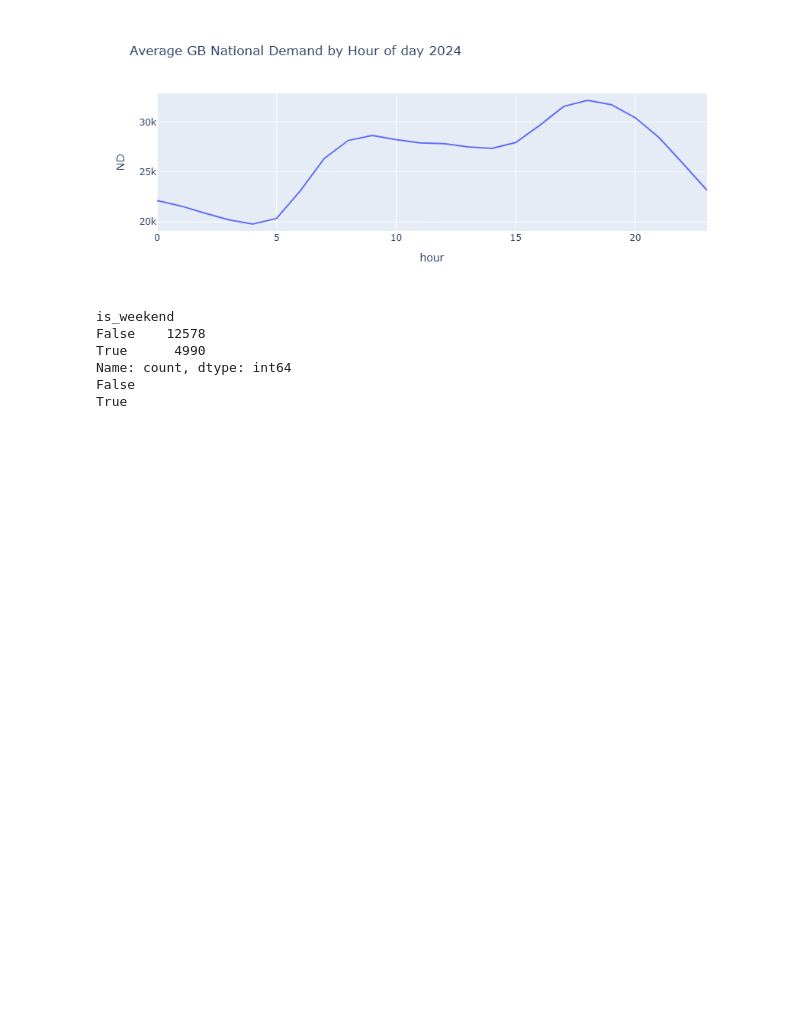
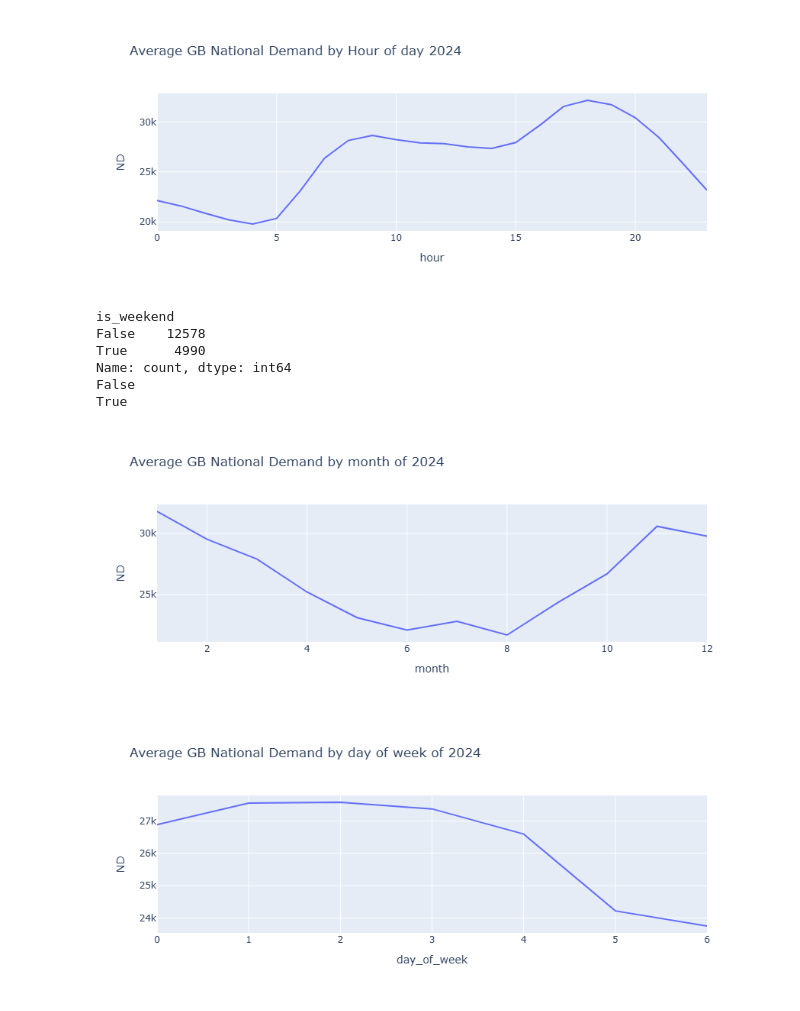
Before and after one commit to jpb-py/energy-forecast, a Jupyter notebook: notebooks/01_exploration.ipynb, the cells around one changed output. Drawn from its saved outputs; the diff is of its cells as text; code cells hidden in the pictures; blank space fills up the shorter version.

```diff
--- a/notebooks/01_exploration.ipynb
+++ b/notebooks/01_exploration.ipynb
@@ -76,7 +76,13 @@ True
 # %%
 # Visualising average monthly, day of week demand
 
 monthly_average = df.groupby('month').ND.mean()
+day_of_week_average = df.groupby('day_of_week').ND.mean()
 
-fig1 = px.line(monthly_average, y='ND', title='Average GB National Demand by f day 2024')
+fig1 = px.line(monthly_average, y='ND', title='Average GB National Demand by month of 2024')
+fig2 = px.line(day_of_week_average, y='ND', title='Average GB National Demand by day of week of 2024')
 fig1.show()
+fig2.show()
+# %% [output]
+[figure, added]
+[figure, added]
```
Also changed, not shown: parts of 1 cell of this notebook.
